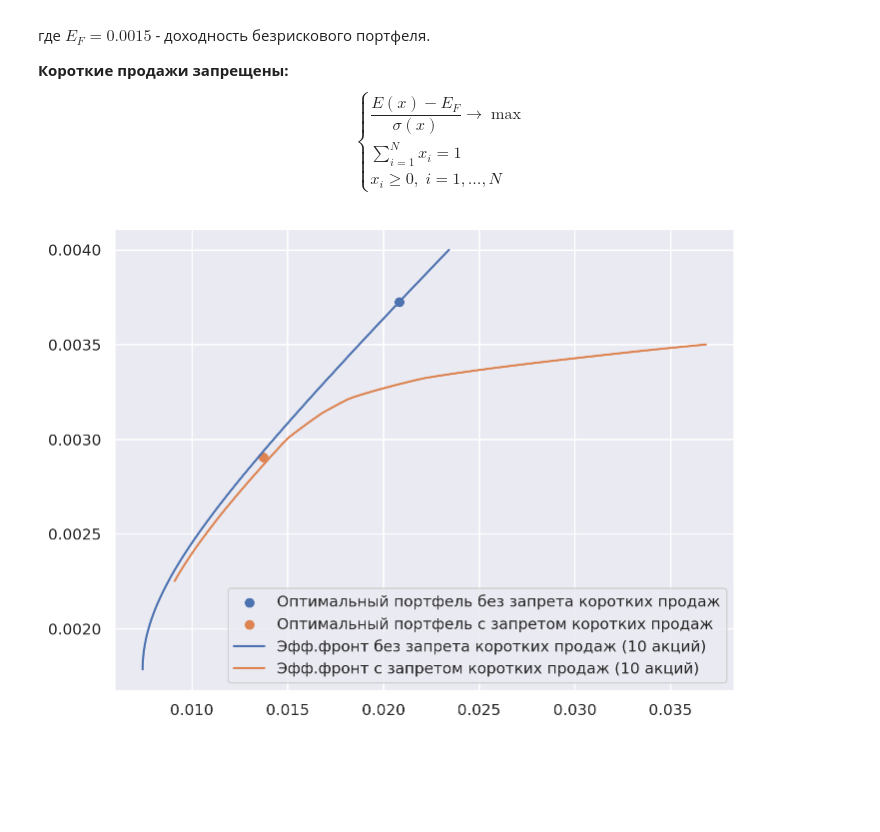
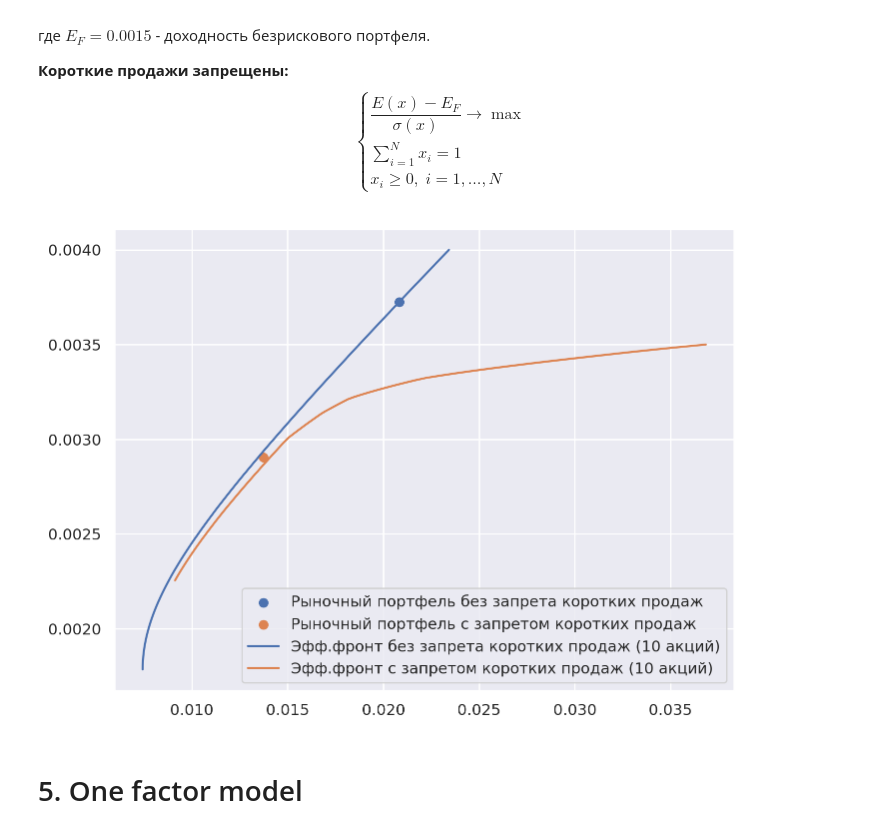
Before and after one commit to antonov1lya/ResearchSeminar2024, a Jupyter notebook: lab2.ipynb, the cells around one changed output. Saved outputs shown, nothing was run; the diff lists cells and outputs as text; code cells hidden in the pictures; blank space fills up the shorter version.

```diff
--- a/lab2.ipynb
+++ b/lab2.ipynb
@@ -162,7 +162,7 @@ def without_short_sales(S: np.ndarray, E: np.ndarray, E0: int) -> np.ndarray:
         return np.sum(x) - 1
     def constraint2(x):
         return np.dot(x, E) - E0
-    x0 = np.array([1 for i in range(len(E))])
+    x0 = np.array([0 for i in range(len(E))])
     bounds = ((0.0, 1.0) for i in range(len(E)))
     cons=[{'type': 'eq','fun': constraint1}, {'type': 'eq','fun': constraint2}]
     solver = minimize(objective, x0, method='SLSQP', bounds=bounds, constraints=cons)
@@ -175,7 +175,7 @@ def minimal_risk_without_short_sales(S: np.ndarray, E: np.ndarray) -> np.ndarray
         return np.dot(np.dot(x,S),x) / 2
     def constraint1(x):
         return np.sum(x) - 1
-    x0 = np.array([1 for i in range(len(E))])
+    x0 = np.array([0 for i in range(len(E))])
     bounds = ((0.0, 1.0) for i in range(len(E)))
     cons=[{'type': 'eq','fun': constraint1}]
     solver = minimize(objective, x0, method='SLSQP', bounds=bounds, constraints=cons)
@@ -438,15 +438,17 @@ def markowitz_tobin_without_short_sales(S: np.ndarray, E: np.ndarray, E_F: float
 # %%
 E = np.array(top10_returns.mean())
 S = np.array(top10_returns.cov())
 
 x_with_short_sales = markowitz_tobin_with_short_sales(S, E)
 x_without_short_sales = markowitz_tobin_without_short_sales(S, E)
 
-plt.scatter([calcuate_sigma(S, x_with_short_sales)], np.dot(E, x_with_short_sales), label='Оптимальный портфель без запрета коротких продаж')
-plt.scatter([calcuate_sigma(S, x_without_short_sales)], np.dot(E, x_without_short_sales), label='Оптимальный портфель с запретом коротких продаж')
+plt.scatter([calcuate_sigma(S, x_with_short_sales)], np.dot(E, x_with_short_sales), label='Рыночный портфель без запрета коротких продаж')
+plt.scatter([calcuate_sigma(S, x_without_short_sales)], np.dot(E, x_without_short_sales), label='Рыночный портфель с запретом коротких продаж')
 
 draw_efficient_frontier(S, E, 10)
 plt.legend()
 plt.show()
 # %% [output]
-[figure, old version]
+[figure, new version]
+# %% [markdown]
+# 5. One factor model
```
Also changed, not shown: parts of 15 cells of this notebook.
